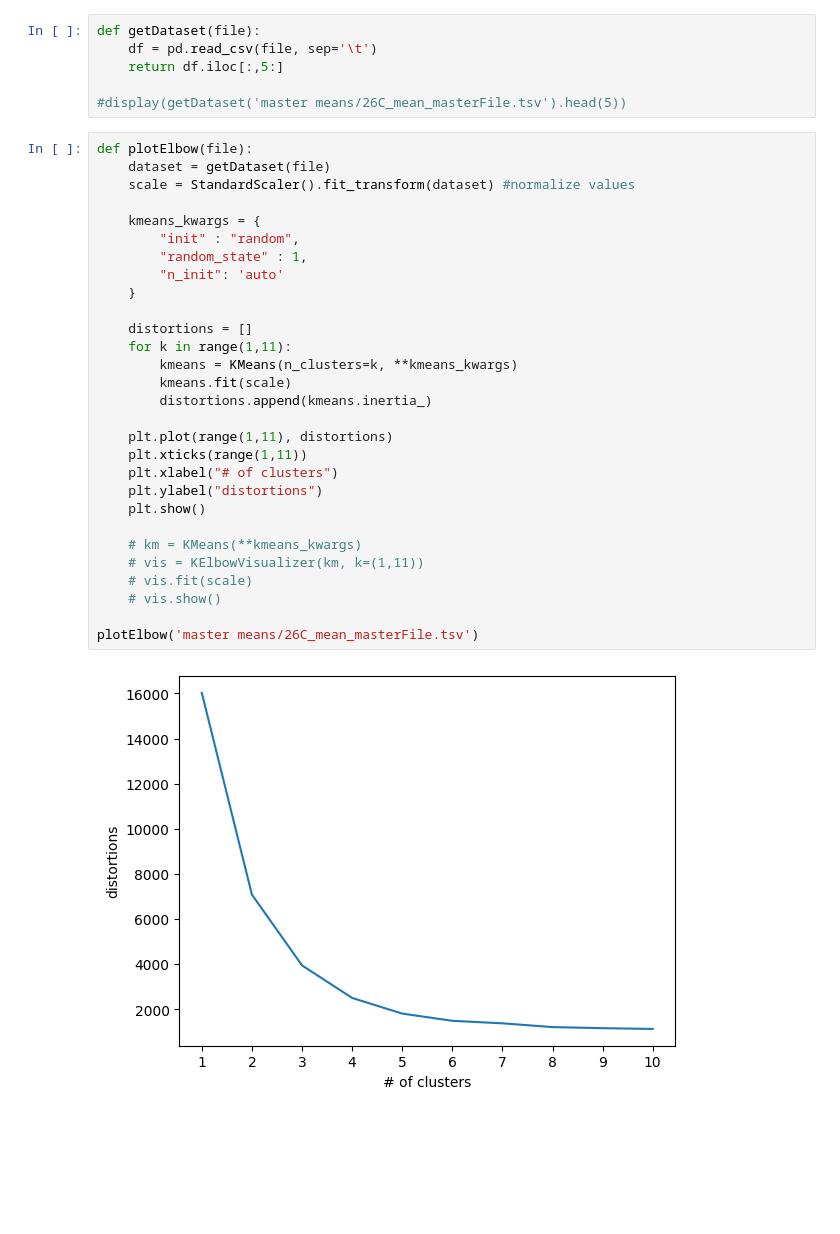
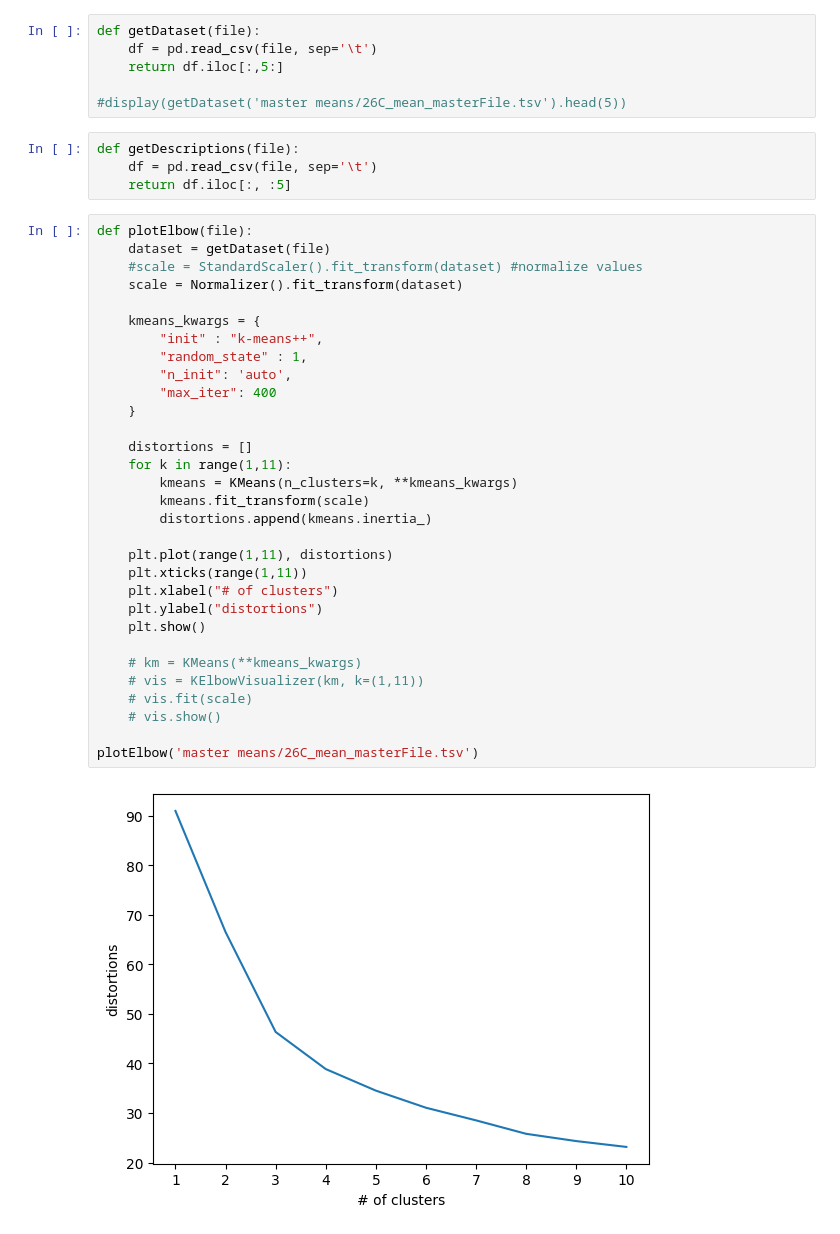
Before and after one commit to SauceBoss1/Auerbuch-Stone-cluster-analysis, a Jupyter notebook: elbowCluster.ipynb, the cells around one changed output. Drawn from its saved outputs; the diff is of its cells as text; blank space fills up the shorter version.

Commit message:
normalized, clustered, and plotted

```diff
--- a/elbowCluster.ipynb
+++ b/elbowCluster.ipynb
@@ -10,35 +11,41 @@ def getDataset(file):
     return df.iloc[:,5:]
 
 #display(getDataset('master means/26C_mean_masterFile.tsv').head(5))
+# %%
+def getDescriptions(file):
+    df = pd.read_csv(file, sep='\t')
+    return df.iloc[:, :5]
 # %%
 def plotElbow(file):
     dataset = getDataset(file)
-    scale = StandardScaler().fit_transform(dataset) #normalize values
+    #scale = StandardScaler().fit_transform(dataset) #normalize values
+    scale = Normalizer().fit_transform(dataset)
 
     kmeans_kwargs = {
-        "init" : "random",
+        "init" : "k-means++",
         "random_state" : 1,
-        "n_init": 'auto'
+        "n_init": 'auto',
+        "max_iter": 400
     }
 
     distortions = []
     for k in range(1,11):
         kmeans = KMeans(n_clusters=k, **kmeans_kwargs)
-        kmeans.fit(scale)
+        kmeans.fit_transform(scale)
         distortions.append(kmeans.inertia_)
 
     plt.plot(range(1,11), distortions)
     plt.xticks(range(1,11))
     plt.xlabel("# of clusters")
     plt.ylabel("distortions")
     plt.show()
 
     # km = KMeans(**kmeans_kwargs)
     # vis = KElbowVisualizer(km, k=(1,11))
     # vis.fit(scale)
     # vis.show()
 
 plotElbow('master means/26C_mean_masterFile.tsv')
 # %% [output]
-[figure, old version]
+[figure, new version]
 # %%
```
Also changed, not shown: parts of 4 cells of this notebook, 3 other files.
